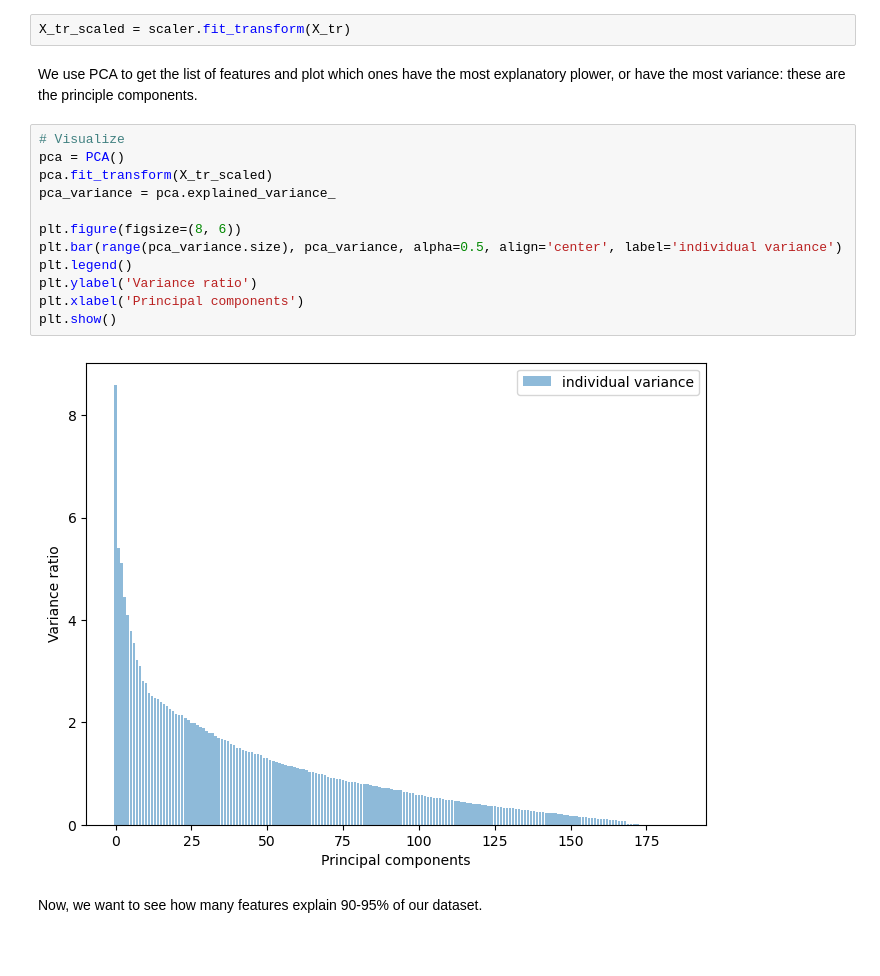
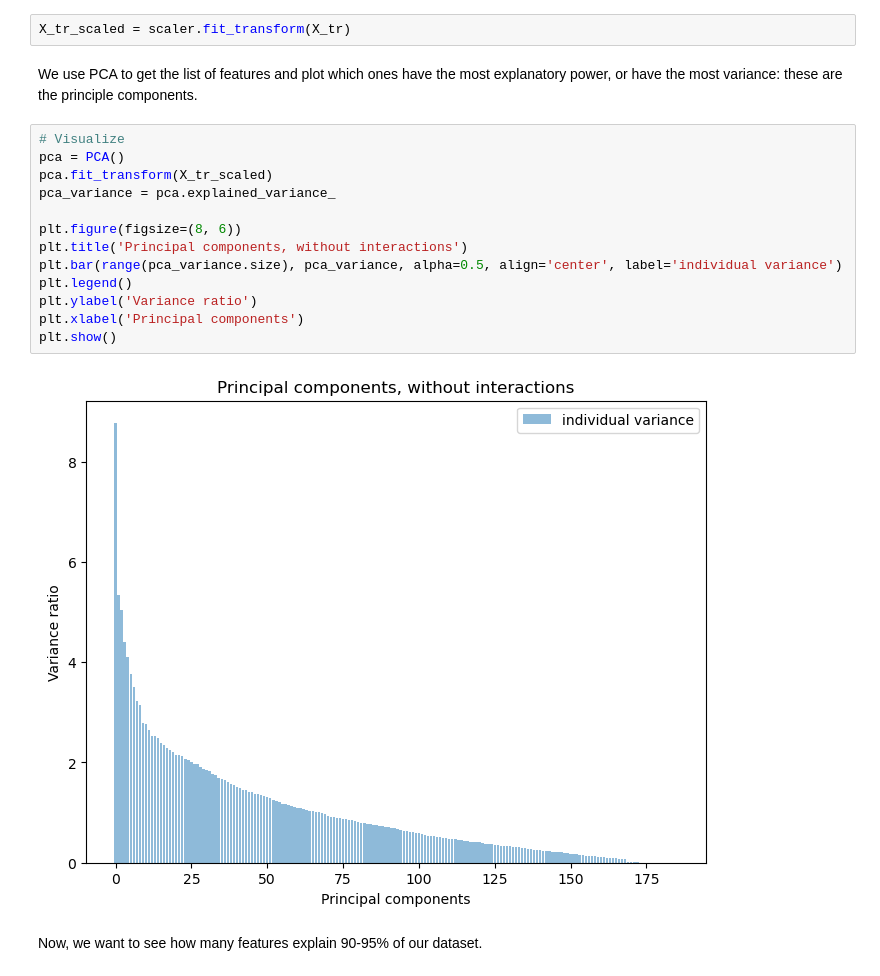
Before and after one commit to Marcondiro/malis-speed-dating, a Jupyter notebook: Preprocessing.ipynb, the cells around one changed output. Saved outputs shown, nothing was run; the diff lists cells and outputs as text; blank space fills up the shorter version.

```diff
--- a/Preprocessing.ipynb
+++ b/Preprocessing.ipynb
@@ -30,21 +30,22 @@ We scale the features.
 # %%
 X_tr_scaled = scaler.fit_transform(X_tr)
 # %% [markdown]
-We use PCA to get the list of features and plot which ones have the most explanatory plower, or have the most variance: these are the principle components.
+We use PCA to get the list of features and plot which ones have the most explanatory power, or have the most variance: these are the principle components.
 # %%
 # Visualize
 pca = PCA()
 pca.fit_transform(X_tr_scaled)
 pca_variance = pca.explained_variance_
 
 plt.figure(figsize=(8, 6))
+plt.title('Principal components, without interactions')
 plt.bar(range(pca_variance.size), pca_variance, alpha=0.5, align='center', label='individual variance')
 plt.legend()
 plt.ylabel('Variance ratio')
 plt.xlabel('Principal components')
 plt.show()
 # %% [output]
-[figure, old version]
+[figure, new version]
 # %% [markdown]
 Now, we want to see how many features explain 90-95% of our dataset.
 # %%
```
Also changed, not shown: parts of 7 cells of this notebook, 4 other files.
